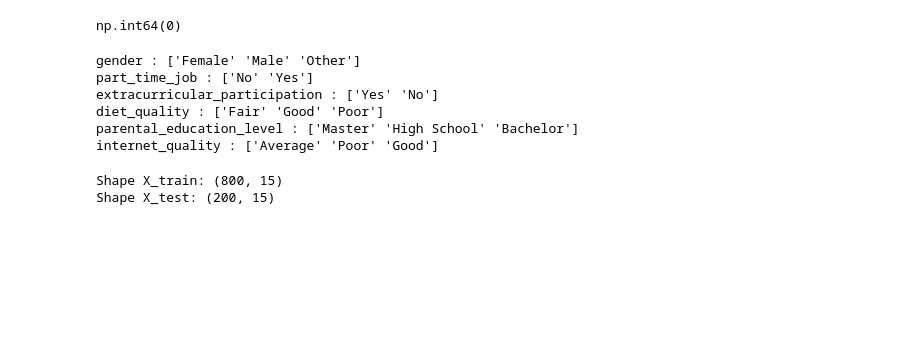
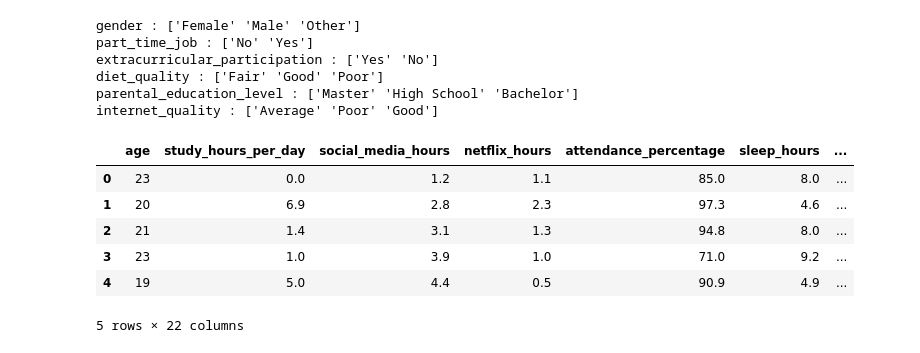
Before and after one commit to barugo-git/PROJET_OPTIMISATION, a Jupyter notebook: Regression_lineaire.ipynb, the cells around one changed output. Cells and saved outputs as stored; diff of their text form; code cells hidden in the pictures; blank space fills up the shorter version.

```diff
--- a/Regression_lineaire.ipynb
+++ b/Regression_lineaire.ipynb
@@ -26,2 +35,4 @@ Le jeu de données a 1000 individus et 16 valiables
+# %%
+df_final = pd.concat([df_numeric , df_object] , axis=1 )
 # %%
 # Vérification du type de chaque variable
@@ -67,5 +67,5 @@ parental_education_level    91
 dtype: int64
 # %%
 # Imputation de la variable parental_education_level par le mode
-df['parental_education_level'] = df['parental_education_level'].fillna(df['parental_education_level'].mode()[0])
+df_final['parental_education_level'] = df_final['parental_education_level'].fillna(df_final['parental_education_level'].mode()[0])
 # %%
@@ -90,6 +91 @@ exam_score                       0
 dtype: int64
-# %%
-# Doublon
-df.duplicated().sum()
-# %% [output]
-np.int64(0)
@@ -105,20 +104,22 @@ diet_quality : ['Fair' 'Good' 'Poor']
 parental_education_level : ['Master' 'High School' 'Bachelor']
 internet_quality : ['Average' 'Poor' 'Good']
 # %%
-# Encodage des variables catégorielles
-from sklearn.preprocessing import OrdinalEncoder
+# Encodage des variables ordinales
+diet_map = {'Poor': 0, 'Fair': 1, 'Good': 2}
+X['diet_quality'] = X['diet_quality'].map(diet_map)
 
-# diet_quality
-diet = OrdinalEncoder(categories=[['Poor', 'Fair', 'Good']])
-X_train['diet_quality'] = diet.fit_transform(X_train[['diet_quality']])
-X_test['diet_quality'] = diet.transform(X_test[['diet_quality']])
+education_map = {'High School': 0, 'Bachelor': 1, 'Master': 2}
+X['parental_education_level'] = X['parental_education_level'].map(education_map)
 
-# parental_education_level
-parent = OrdinalEncoder(categories=[['High School', 'Bachelor', 'Master']])
-X_train['parental_education_level'] = parent.fit_transform(X_train[['parental_education_level']])
-X_test['parental_education_level'] = parent.transform(X_test[['parental_education_level']])
+internet_map = {'Poor': 0, 'Average': 1, 'Good': 2}
+X['internet_quality'] = X['internet_quality'].map(internet_map)
 
-# internet_quality
-internet = OrdinalEncoder(categories=[['Poor', 'Average', 'Good']])
-X_train['internet_quality'] = internet.fit_transform(X_train[['internet_quality']])
-X_test['internet_quality'] = internet.transform(X_test[['internet_quality']])
+# Encodage des variables nominales
+gender_map = {'Female': 0, 'Male': 1, 'Other': 2}
+X['gender'] = X['gender'].map(gender_map)
+
+job_map = {'No': 0, 'Yes': 1}
+X['part_time_job'] = X['part_time_job'].map(job_map)
+
+extra_map = {'No': 0, 'Yes': 1}
+X['extracurricular_participation'] = X['extracurricular_participation'].map(extra_map)
@@ -137,16 +126,12 @@ extra_dummies_test = pd.get_dummies(X_test['extracurricular_participation'], pre
-# %%
-# Suppression des colonnes originales nominales
-X_train = X_train.drop(columns=['gender', 'part_time_job', 'extracurricular_participation'])
-X_test = X_test.drop(columns=['gender', 'part_time_job', 'extracurricular_participation'])
-
-# Ajout des colonnes encodées
-X_train = pd.concat([X_train, gender_dummies_train, job_dummies_train, extra_dummies_train], axis=1)
-X_test = pd.concat([X_test, gender_dummies_test, job_dummies_test, extra_dummies_test], axis=1)
-
-print("Shape X_train:", X_train.shape)
-print("Shape X_test:", X_test.shape)
-# %% [output]
-Shape X_train: (800, 15)
-Shape X_test: (200, 15)
+# %%
+X.head()
+# %% [output]
+|  | age | study_hours_per_day | social_media_hours | netflix_hours | attendance_percentage | sleep_hours | ... |
+| 0 | 23 | 0.0 | 1.2 | 1.1 | 85.0 | 8.0 | ... |
+| 1 | 20 | 6.9 | 2.8 | 2.3 | 97.3 | 4.6 | ... |
+| 2 | 21 | 1.4 | 3.1 | 1.3 | 94.8 | 8.0 | ... |
+| 3 | 23 | 1.0 | 3.9 | 1.0 | 71.0 | 9.2 | ... |
+| 4 | 19 | 5.0 | 4.4 | 0.5 | 90.9 | 4.9 | ... |
+5 rows × 22 columns
 # %%
 # Normalisation
```
Also changed, not shown: parts of 22 cells of this notebook.
